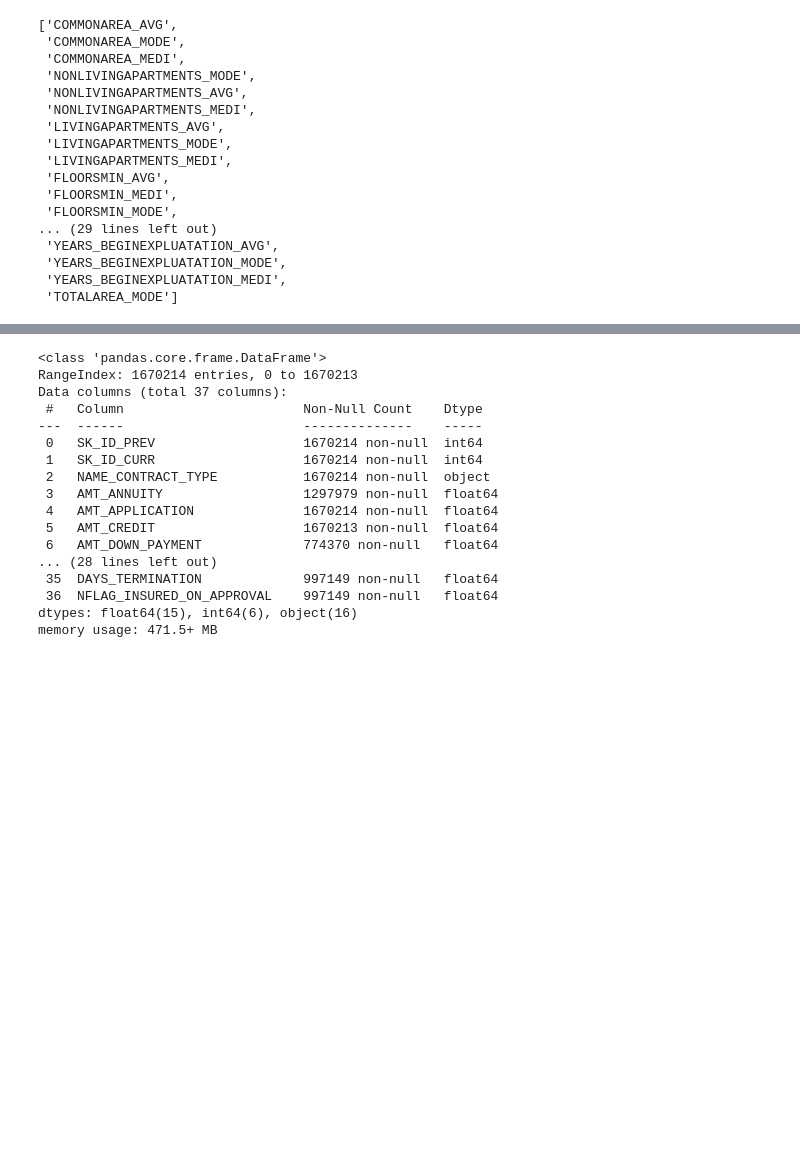
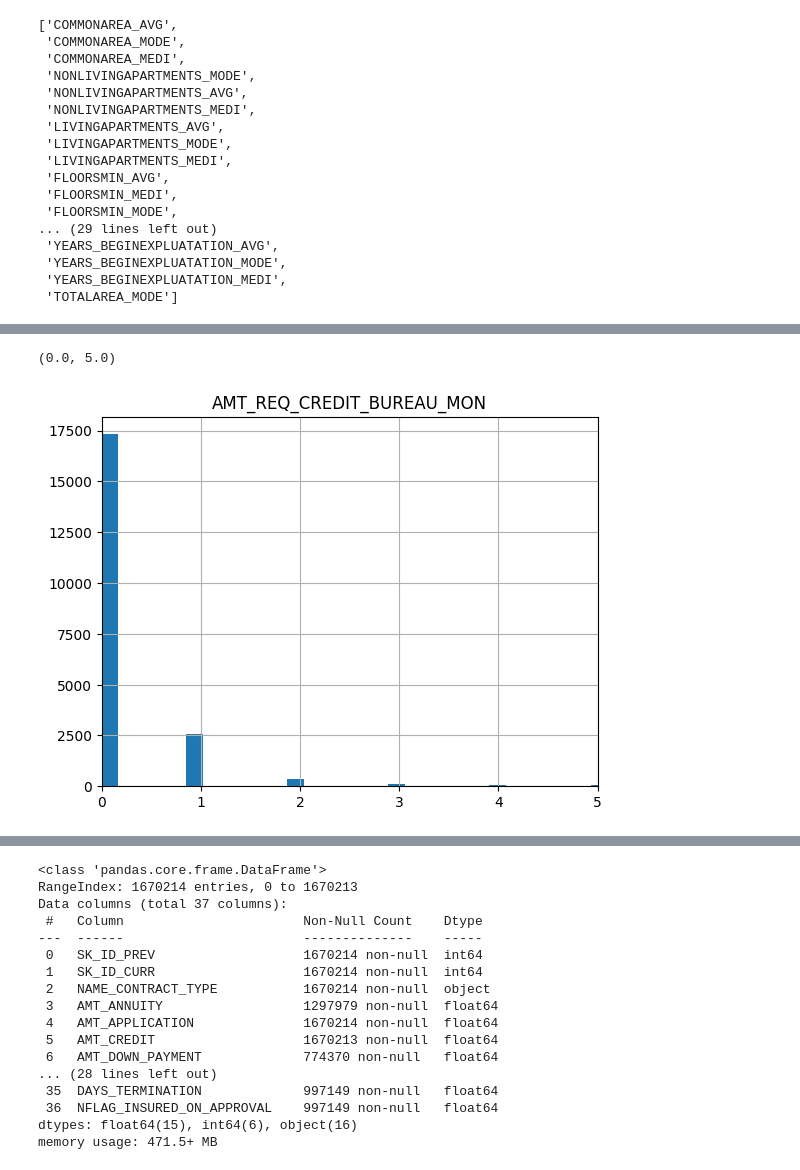
Before and after one commit to AayushParab44/240840325001_EDA_Statistics_Exam, a Jupyter notebook: 240840325001_EDA_Exam.ipynb, the cells around one changed output, grey strips where cells are left out. Drawn from its saved outputs; the diff is of its cells as text; code cells hidden in the pictures; blank space fills up the shorter version.

```diff
--- a/240840325001_EDA_Exam.ipynb
+++ b/240840325001_EDA_Exam.ipynb
@@ -298,0 +336,6 @@ lst
+# %%
+df1.hist('AMT_REQ_CREDIT_BUREAU_MON',bins=100)
+plt.xlim([0,5])
+# %% [output]
+(0.0, 5.0)
+[figure, added]
```
Also changed, not shown: parts of 55 cells of this notebook.
